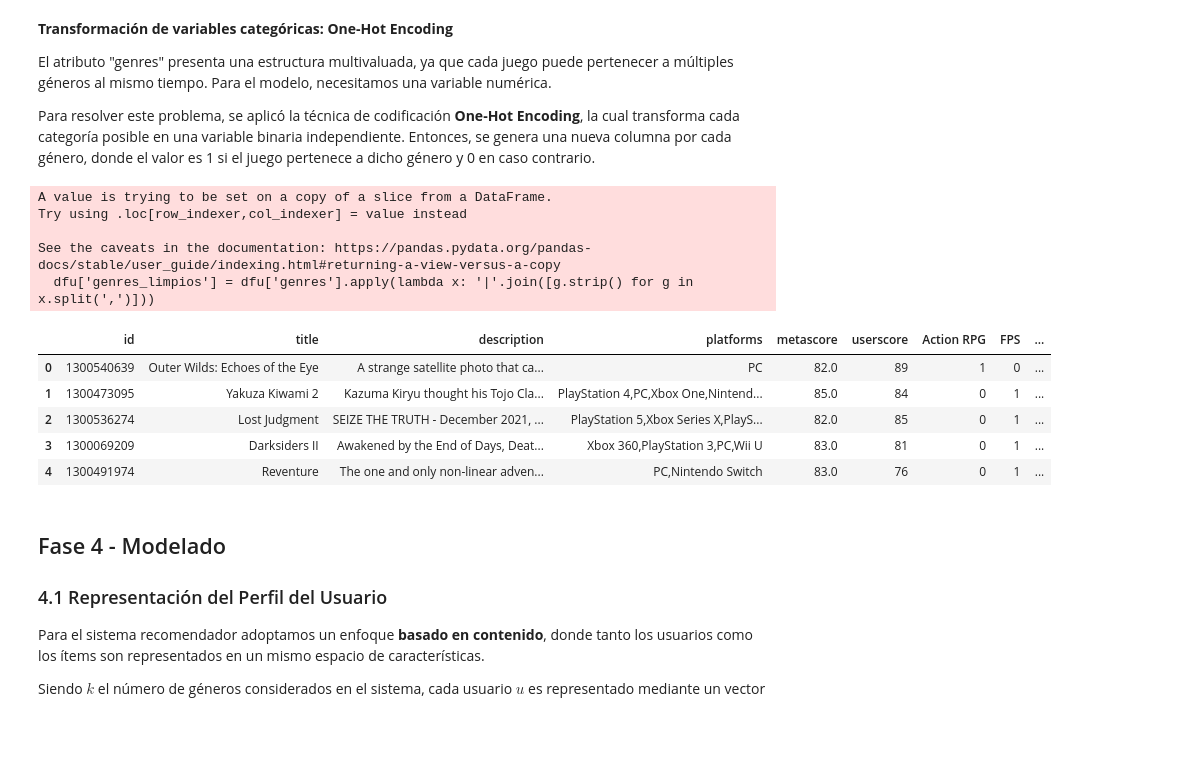
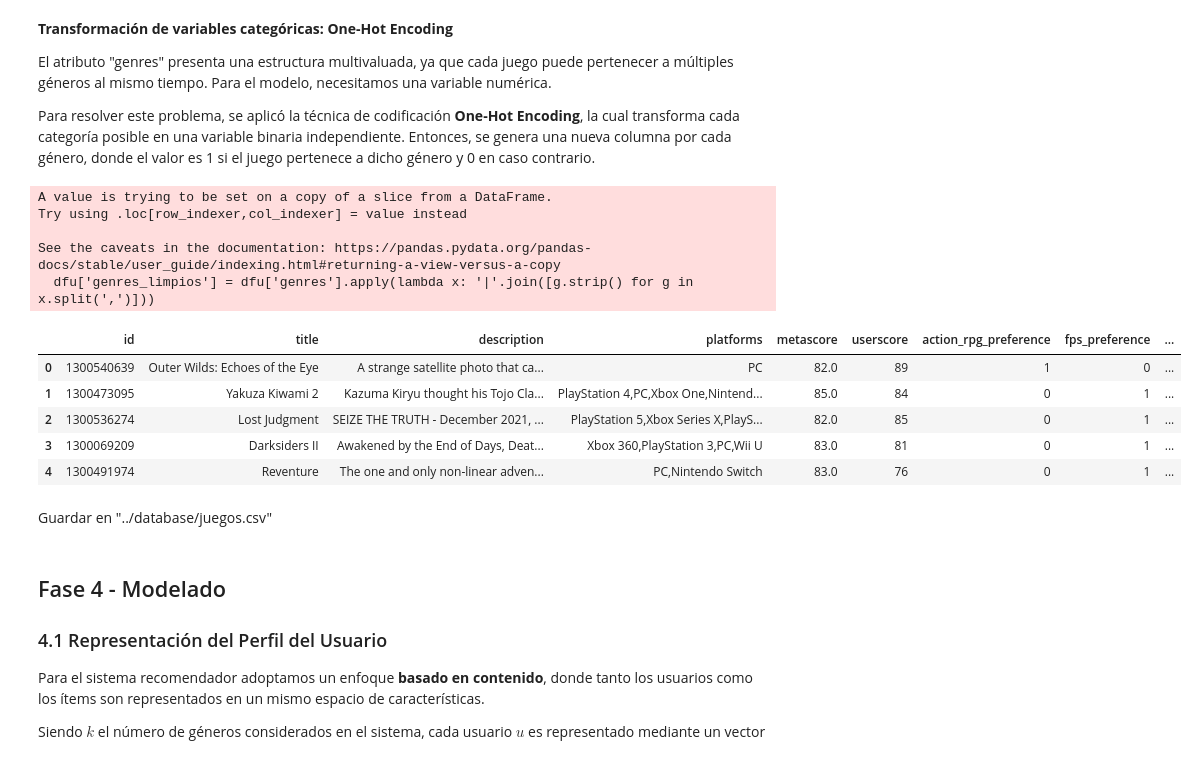
Before and after one commit to SantiagoCiaponi/data-science, a Jupyter notebook: notebooks/data_mining.ipynb, the cells around one changed output. Saved outputs shown, nothing was run; the diff lists cells and outputs as text; code cells hidden in the pictures; blank space fills up the shorter version.

```diff
--- a/notebooks/data_mining.ipynb
+++ b/notebooks/data_mining.ipynb
@@ -1208,25 +1208,37 @@ Para resolver este problema, se aplicó la técnica de codificación **One-Hot E
 # %%
 dfu = df[['id', 'title', 'genres', 'description', 'platforms', 'metascore', 'userscore']]
 
 dfu['genres_limpios'] = dfu['genres'].apply(lambda x: '|'.join([g.strip() for g in x.split(',')]))
 
 columnas_generos = dfu['genres_limpios'].str.get_dummies(sep='|')
 
+genre_mapping = {
+    'Open-World Action': 'open_world_action_preference',
+    'FPS': 'fps_preference',
+    'Survival': 'survival_preference',
+    'Action RPG': 'action_rpg_preference',
+    'Linear Action Adventure': 'linear_action_adventure_preference'
+}
+
+columnas_generos = columnas_generos.rename(columns=genre_mapping)
+
 dfu = pd.concat([dfu, columnas_generos], axis=1)
 
 dfu = dfu.drop(columns=['genres', 'genres_limpios'])
 
 dfu.head()
 # %% [output]
 A value is trying to be set on a copy of a slice from a DataFrame.
 Try using .loc[row_indexer,col_indexer] = value instead
 
 See the caveats in the documentation: https://pandas.pydata.org/pandas-docs/stable/user_guide/indexing.html#returning-a-view-versus-a-copy
   dfu['genres_limpios'] = dfu['genres'].apply(lambda x: '|'.join([g.strip() for g in x.split(',')]))
-|  | id | title | description | platforms | metascore | userscore | Action RPG | FPS | ... |
+|  | id | title | description | platforms | metascore | userscore | action_rpg_preference | fps_preference | ... |
 | 0 | 1300540639 | Outer Wilds: Echoes of the Eye | A strange satellite photo that ca... | PC | 82.0 | 89 | 1 | 0 | ... |
 | 1 | 1300473095 | Yakuza Kiwami 2 | Kazuma Kiryu thought his Tojo Cla... | PlayStation 4,PC,Xbox One,Nintend... | 85.0 | 84 | 0 | 1 | ... |
 | 2 | 1300536274 | Lost Judgment | SEIZE THE TRUTH - December 2021, ... | PlayStation 5,Xbox Series X,PlayS... | 82.0 | 85 | 0 | 1 | ... |
 | 3 | 1300069209 | Darksiders II | Awakened by the End of Days, Deat... | Xbox 360,PlayStation 3,PC,Wii U | 83.0 | 81 | 0 | 1 | ... |
 | 4 | 1300491974 | Reventure | The one and only non-linear adven... | PC,Nintendo Switch | 83.0 | 76 | 0 | 1 | ... |
+# %% [markdown]
+Guardar en "../database/juegos.csv"
 # %%
```
Also changed, not shown: parts of 9 cells of this notebook.
